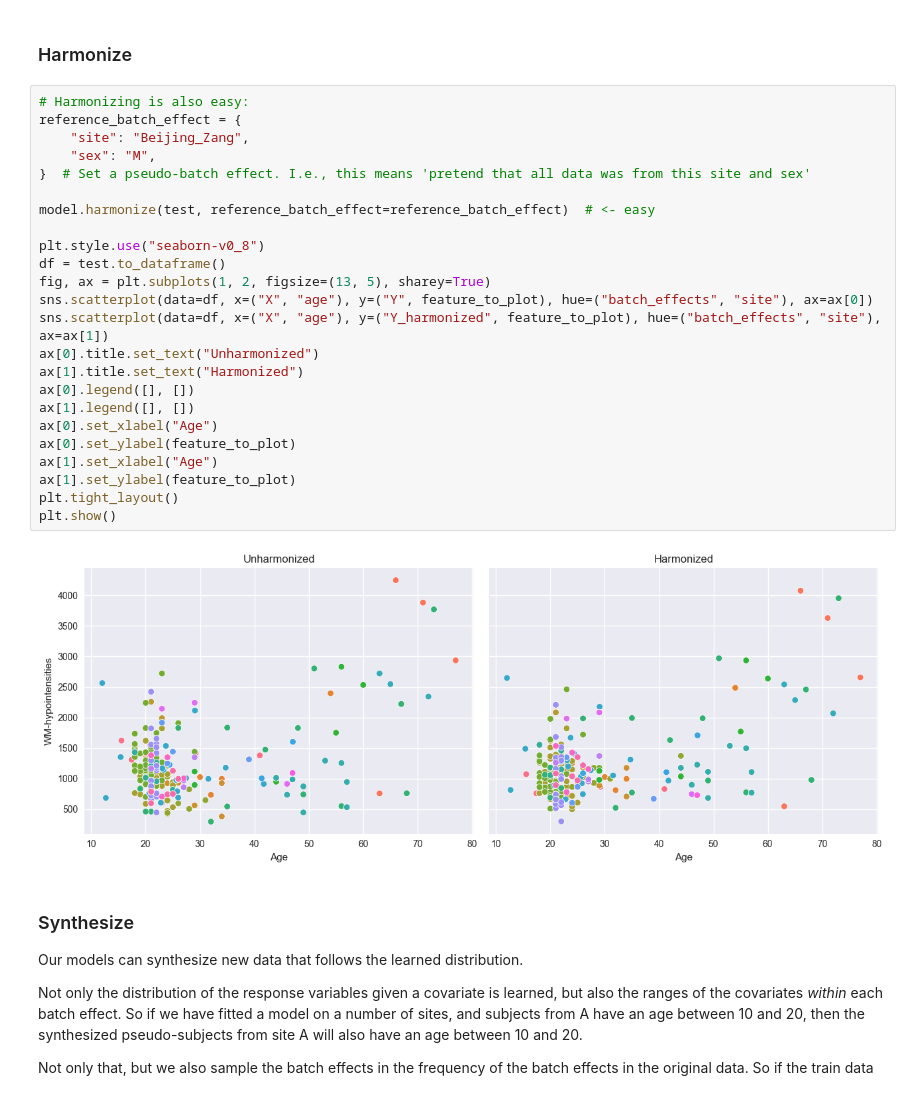
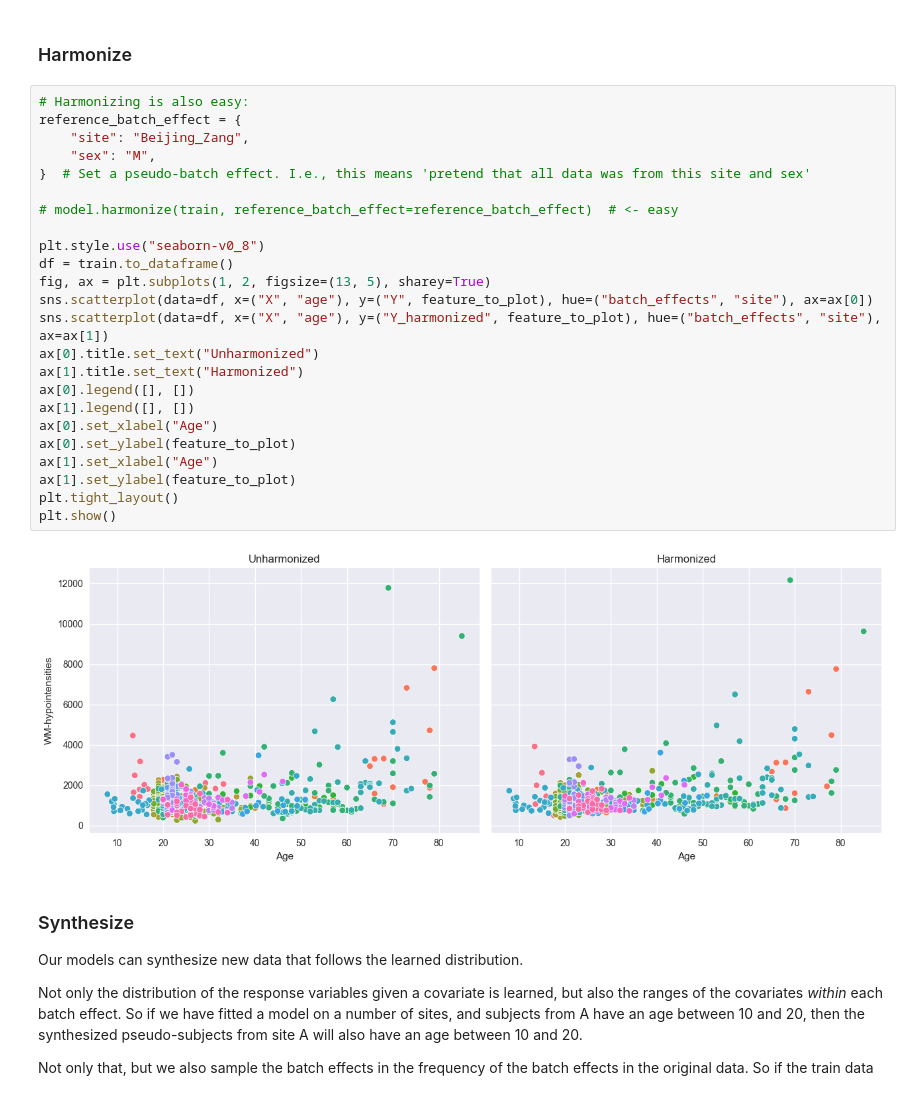
Before and after one commit to amarquand/PCNtoolkit, a Jupyter notebook: examples/04_HBR_SHASH.ipynb, the cells around one changed output. Saved outputs shown, nothing was run; the diff lists cells and outputs as text.

```diff
--- a/examples/04_HBR_SHASH.ipynb
+++ b/examples/04_HBR_SHASH.ipynb
@@ -446,29 +467,29 @@ model.predict(test)
 # %%
 # Harmonizing is also easy:
 reference_batch_effect = {
     "site": "Beijing_Zang",
     "sex": "M",
 }  # Set a pseudo-batch effect. I.e., this means 'pretend that all data was from this site and sex'
 
-model.harmonize(test, reference_batch_effect=reference_batch_effect)  # <- easy
+# model.harmonize(train, reference_batch_effect=reference_batch_effect)  # <- easy
 
 plt.style.use("seaborn-v0_8")
-df = test.to_dataframe()
+df = train.to_dataframe()
 fig, ax = plt.subplots(1, 2, figsize=(13, 5), sharey=True)
 sns.scatterplot(data=df, x=("X", "age"), y=("Y", feature_to_plot), hue=("batch_effects", "site"), ax=ax[0])
 sns.scatterplot(data=df, x=("X", "age"), y=("Y_harmonized", feature_to_plot), hue=("batch_effects", "site"), ax=ax[1])
 ax[0].title.set_text("Unharmonized")
 ax[1].title.set_text("Harmonized")
 ax[0].legend([], [])
 ax[1].legend([], [])
 ax[0].set_xlabel("Age")
 ax[0].set_ylabel(feature_to_plot)
 ax[1].set_xlabel("Age")
 ax[1].set_ylabel(feature_to_plot)
 plt.tight_layout()
 plt.show()
 # %% [output]
-[figure, old version]
+[figure, new version]
 # %% [markdown]
 ### Synthesize
 
```
Also changed, not shown: parts of 10 cells of this notebook.
